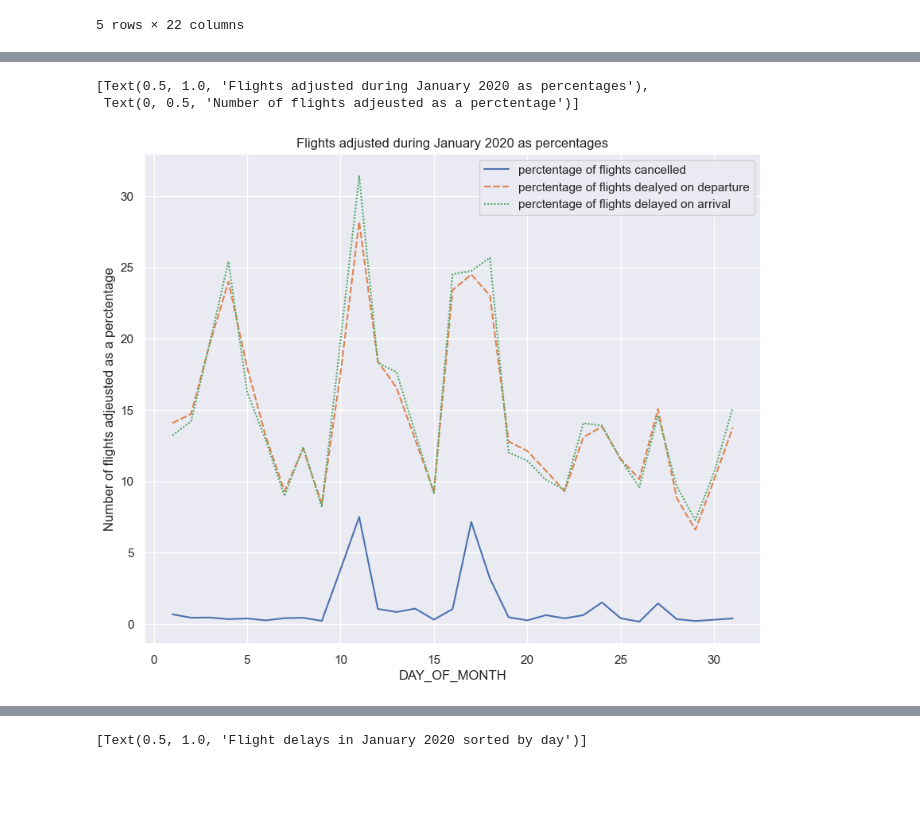
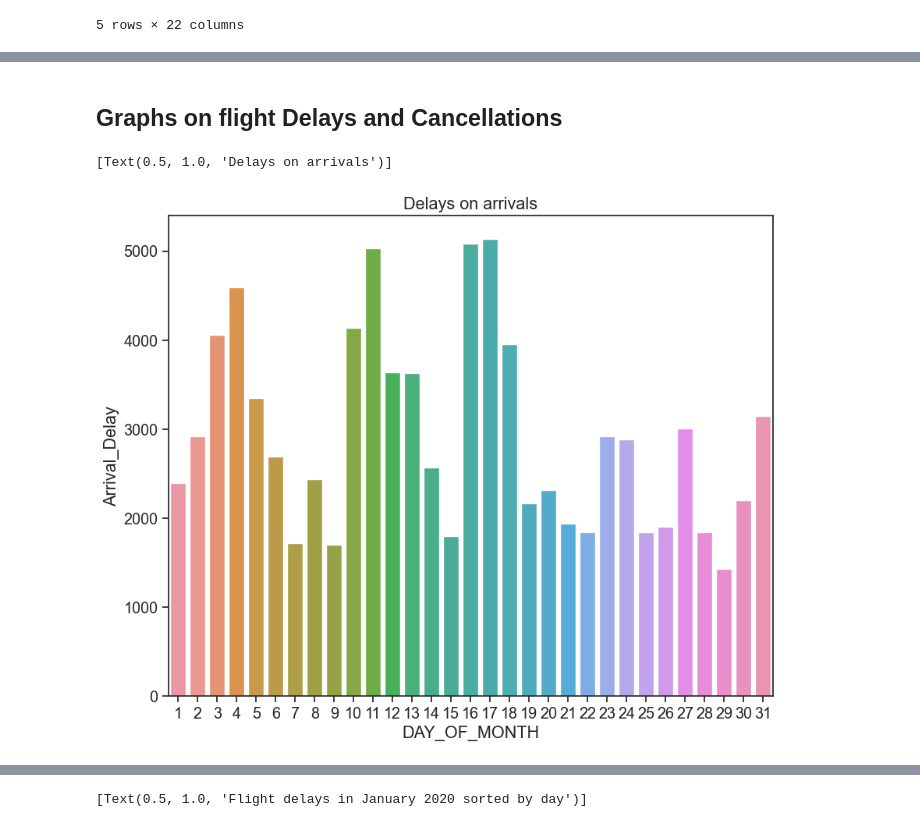
Before and after one commit to ubco-W2022T2-data301/project-group-group05, a Jupyter notebook: analysis/analysis_aakash.ipynb, the cells around one changed output, grey strips where cells are left out. Drawn from its saved outputs; the diff is of its cells as text; code cells hidden in the pictures; blank space fills up the shorter version.

Commit message:
cleaned up all the graphs

```diff
--- a/analysis/analysis_aakash.ipynb
+++ b/analysis/analysis_aakash.ipynb
@@ -159,9 +55,0 @@ counts_df
-# %%
-counts_df_var2=counts_df
-counts_df_var2=counts_df_var2.drop(["CANCELLED","Departure Delay","Arrival Delay","total flights"],axis=1)
-ax_daily_plot2=sns.lineplot(data= counts_df_var2)
-ax_daily_plot2.set(title="Flights adjusted during January 2020 as percentages", ylabel="Number of flights adjeusted as a perctentage")
-# %% [output]
-[Text(0.5, 1.0, 'Flights adjusted during January 2020 as percentages'),
- Text(0, 0.5, 'Number of flights adjeusted as a perctentage')]
-[figure, removed]
@@ -167,0 +165,14 @@ ax_daily_plot2.set(title="Flights adjusted during January 2020 as percentages",
+# %% [markdown]
+## Graphs on flight Delays and Cancellations
+# %%
+df2=load_and_process_airplane('../data/raw/Jan_2020_ontime.csv')
+df3=graph_set_1(df2)
+df3.head()
+# %%
+
+plt.figure(figsize=(10, 8))
+ax_daily_arrival=sns.barplot(data=df3, x="DAY_OF_MONTH", y="Arrival_Delay")
+ax_daily_arrival.set(title="Delays on arrivals")
+# %% [output]
+[Text(0.5, 1.0, 'Delays on arrivals')]
+[figure, added]
```
Also changed, not shown: parts of 29 cells of this notebook.
